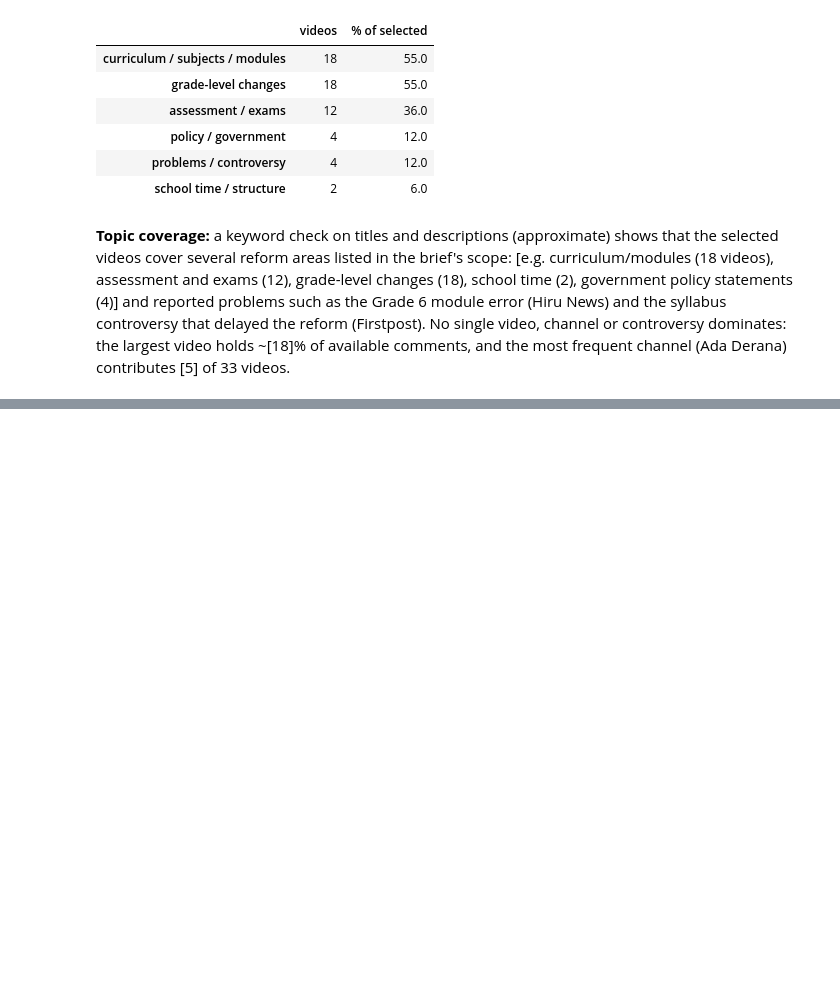
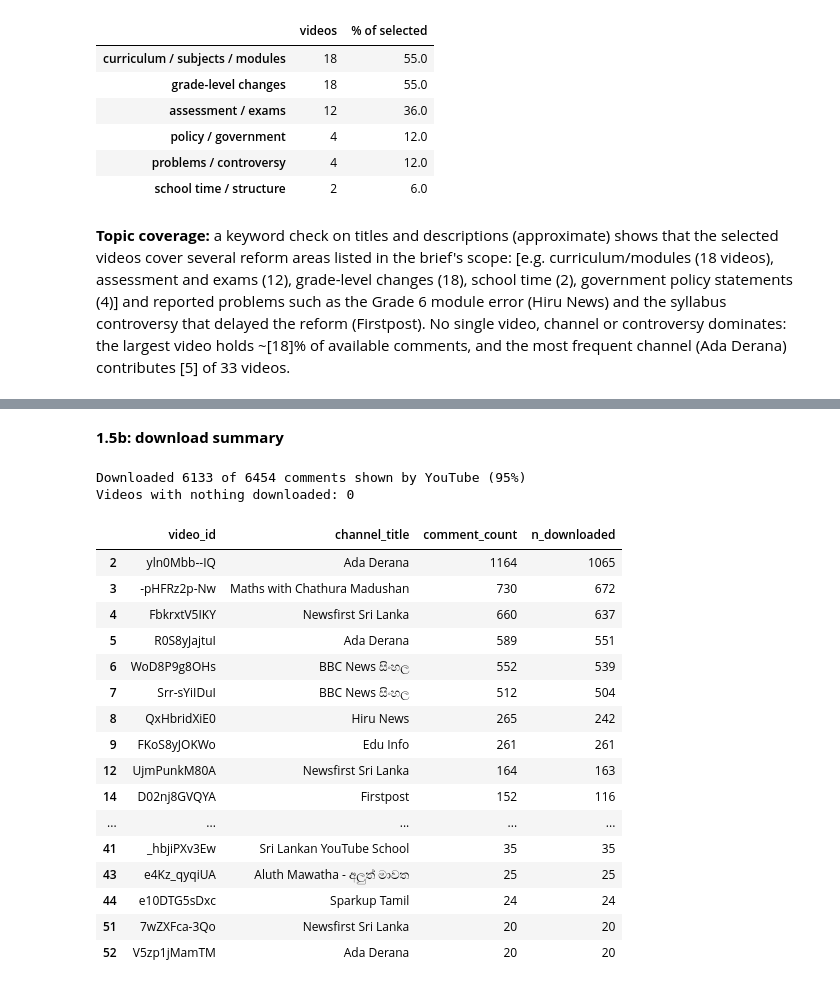
Before and after one commit to SiyumiJayawardhane/sl-edu-reform-voices, a Jupyter notebook: Solution_2410215.ipynb, the cells around one changed output, grey strips where cells are left out. Cells and saved outputs as stored; diff of their text form; code cells hidden in the pictures; blank space fills up the shorter version.

Commit message:
Task 1.5: comment collection (33 videos, 6,133 comments, 95% of displayed; no author data stored)

```diff
--- a/Solution_2410215.ipynb
+++ b/Solution_2410215.ipynb
@@ -369,0 +445,36 @@ coverage
+# %% [markdown]
+**1.5b: download summary**
+# %%
+def n_lines(path):
+    if not os.path.exists(path):
+        return 0
+    with open(path, encoding="utf-8") as f:
+        return sum(1 for line in f if line.strip())
+
+selected["n_downloaded"] = selected["video_id"].apply(lambda v: n_lines(f"{RAW_DIR}/{v}.jsonl"))
+
+total_dl, total_yt = selected["n_downloaded"].sum(), selected["comment_count"].sum()
+print(f"Downloaded {total_dl} of {total_yt} comments shown by YouTube ({total_dl / total_yt:.0%})")
+print("Videos with nothing downloaded:", (selected["n_downloaded"] == 0).sum())
+
+selected[["video_id", "channel_title", "comment_count", "n_downloaded"]]
+# %% [output]
+Downloaded 6133 of 6454 comments shown by YouTube (95%)
+Videos with nothing downloaded: 0
+|  | video_id | channel_title | comment_count | n_downloaded |
+| 2 | yln0Mbb--IQ | Ada Derana | 1164 | 1065 |
+| 3 | -pHFRz2p-Nw | Maths with Chathura Madushan | 730 | 672 |
+| 4 | FbkrxtV5IKY | Newsfirst Sri Lanka | 660 | 637 |
+| 5 | R0S8yJajtuI | Ada Derana | 589 | 551 |
+| 6 | WoD8P9g8OHs | BBC News සිංහල | 552 | 539 |
+| 7 | Srr-sYiIDuI | BBC News සිංහල | 512 | 504 |
+| 8 | QxHbridXiE0 | Hiru News | 265 | 242 |
+| 9 | FKoS8yJOKWo | Edu Info | 261 | 261 |
+| 12 | UjmPunkM80A | Newsfirst Sri Lanka | 164 | 163 |
+| 14 | D02nj8GVQYA | Firstpost | 152 | 116 |
+| ... | ... | ... | ... | ... |
+| 41 | _hbjiPXv3Ew | Sri Lankan YouTube School | 35 | 35 |
+| 43 | e4Kz_qyqiUA | Aluth Mawatha - අලුත් මාවත | 25 | 25 |
+| 44 | e10DTG5sDxc | Sparkup Tamil | 24 | 24 |
+| 51 | 7wZXFca-3Qo | Newsfirst Sri Lanka | 20 | 20 |
+| 52 | V5zp1jMamTM | Ada Derana | 20 | 20 |
```
Also changed, not shown: parts of 4 cells of this notebook.
